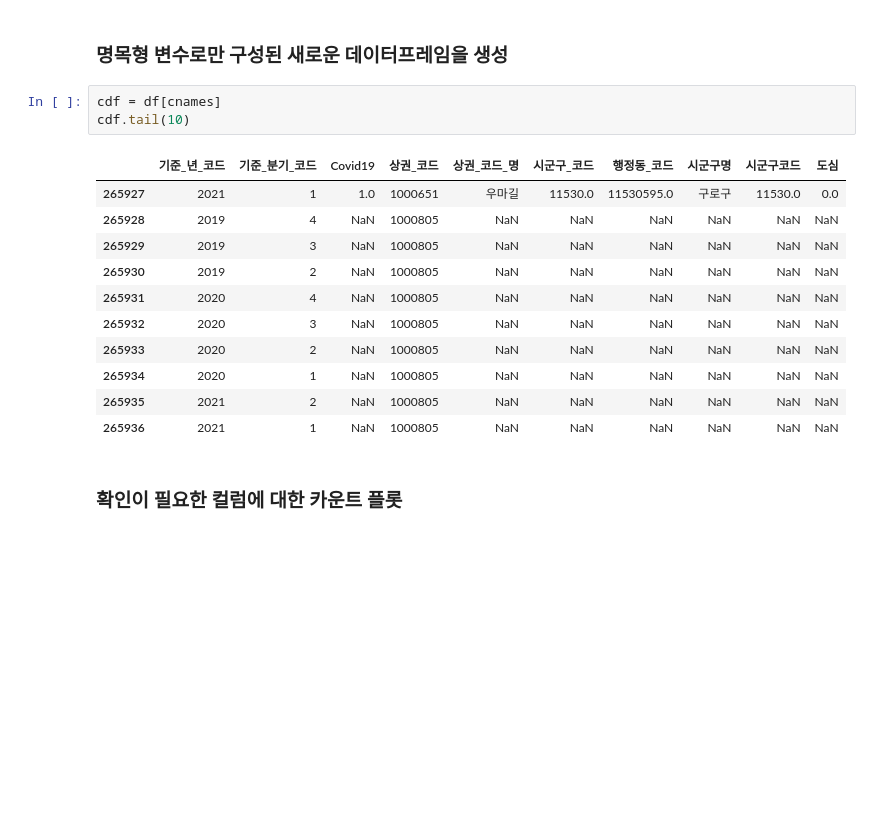
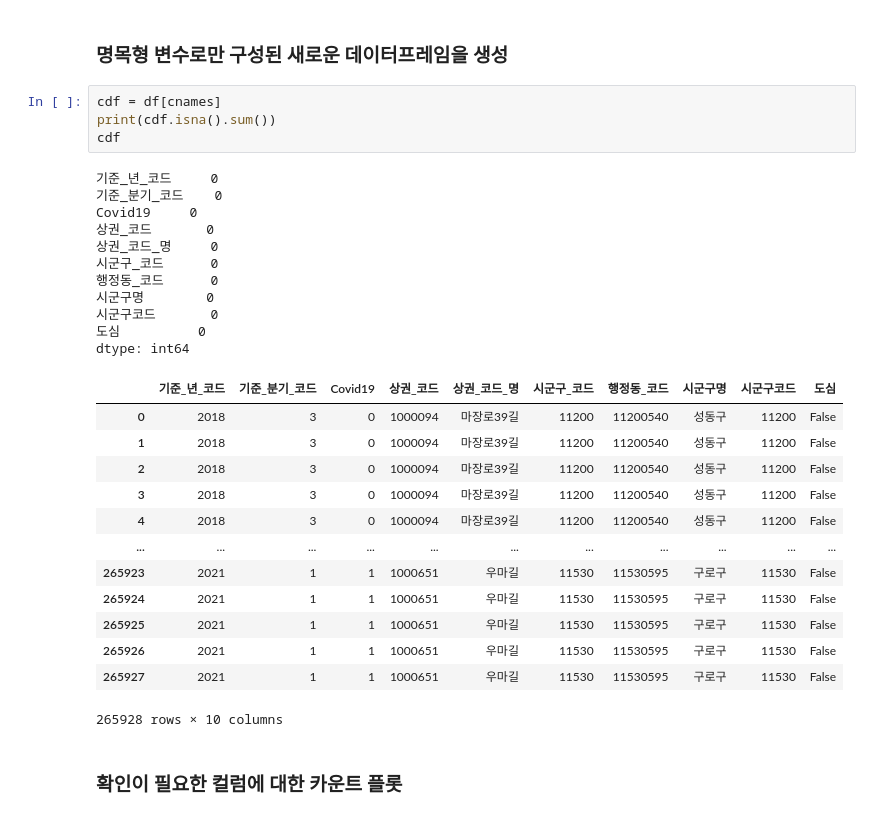
Before and after one commit to maker-lee/megait-data, a Jupyter notebook: 상권분석/CDA.ipynb, the cells around one changed output. Drawn from its saved outputs; the diff is of its cells as text; blank space fills up the shorter version.

```diff
--- a/상권분석/CDA.ipynb
+++ b/상권분석/CDA.ipynb
@@ -127,19 +150,33 @@ cnames
 ### 명목형 변수로만 구성된 새로운 데이터프레임을 생성
 # %%
 cdf = df[cnames]
-cdf.tail(10)
+print(cdf.isna().sum())
+cdf
 # %% [output]
+기준_년_코드     0
+기준_분기_코드    0
+Covid19     0
+상권_코드       0
+상권_코드_명     0
+시군구_코드      0
+행정동_코드      0
+시군구명        0
+시군구코드       0
+도심          0
+dtype: int64
 |  | 기준_년_코드 | 기준_분기_코드 | Covid19 | 상권_코드 | 상권_코드_명 | 시군구_코드 | 행정동_코드 | 시군구명 | 시군구코드 | 도심 |
-| 265927 | 2021 | 1 | 1.0 | 1000651 | 우마길 | 11530.0 | 11530595.0 | 구로구 | 11530.0 | 0.0 |
-| 265928 | 2019 | 4 | NaN | 1000805 | NaN | NaN | NaN | NaN | NaN | NaN |
-| 265929 | 2019 | 3 | NaN | 1000805 | NaN | NaN | NaN | NaN | NaN | NaN |
-| 265930 | 2019 | 2 | NaN | 1000805 | NaN | NaN | NaN | NaN | NaN | NaN |
-| 265931 | 2020 | 4 | NaN | 1000805 | NaN | NaN | NaN | NaN | NaN | NaN |
-| 265932 | 2020 | 3 | NaN | 1000805 | NaN | NaN | NaN | NaN | NaN | NaN |
-| 265933 | 2020 | 2 | NaN | 1000805 | NaN | NaN | NaN | NaN | NaN | NaN |
-| 265934 | 2020 | 1 | NaN | 1000805 | NaN | NaN | NaN | NaN | NaN | NaN |
-| 265935 | 2021 | 2 | NaN | 1000805 | NaN | NaN | NaN | NaN | NaN | NaN |
-| 265936 | 2021 | 1 | NaN | 1000805 | NaN | NaN | NaN | NaN | NaN | NaN |
+| 0 | 2018 | 3 | 0 | 1000094 | 마장로39길 | 11200 | 11200540 | 성동구 | 11200 | False |
+| 1 | 2018 | 3 | 0 | 1000094 | 마장로39길 | 11200 | 11200540 | 성동구 | 11200 | False |
+| 2 | 2018 | 3 | 0 | 1000094 | 마장로39길 | 11200 | 11200540 | 성동구 | 11200 | False |
+| 3 | 2018 | 3 | 0 | 1000094 | 마장로39길 | 11200 | 11200540 | 성동구 | 11200 | False |
+| 4 | 2018 | 3 | 0 | 1000094 | 마장로39길 | 11200 | 11200540 | 성동구 | 11200 | False |
+| ... | ... | ... | ... | ... | ... | ... | ... | ... | ... | ... |
+| 265923 | 2021 | 1 | 1 | 1000651 | 우마길 | 11530 | 11530595 | 구로구 | 11530 | False |
+| 265924 | 2021 | 1 | 1 | 1000651 | 우마길 | 11530 | 11530595 | 구로구 | 11530 | False |
+| 265925 | 2021 | 1 | 1 | 1000651 | 우마길 | 11530 | 11530595 | 구로구 | 11530 | False |
+| 265926 | 2021 | 1 | 1 | 1000651 | 우마길 | 11530 | 11530595 | 구로구 | 11530 | False |
+| 265927 | 2021 | 1 | 1 | 1000651 | 우마길 | 11530 | 11530595 | 구로구 | 11530 | False |
+265928 rows × 10 columns
 # %% [markdown]
 ### 확인이 필요한 컬럼에 대한 카운트 플롯
 # %%
```
Also changed, not shown: parts of 29 cells of this notebook, 10 other files.
